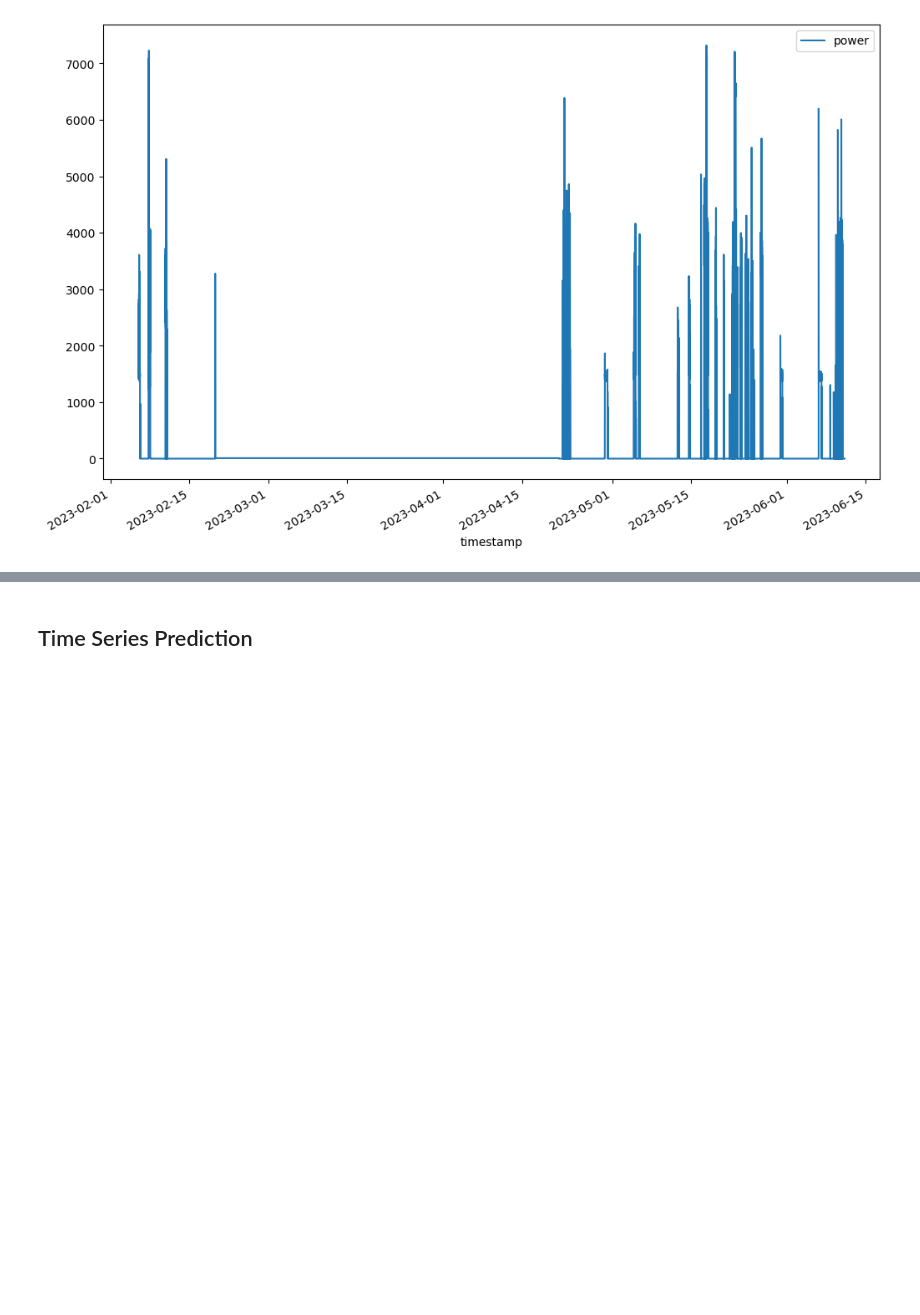
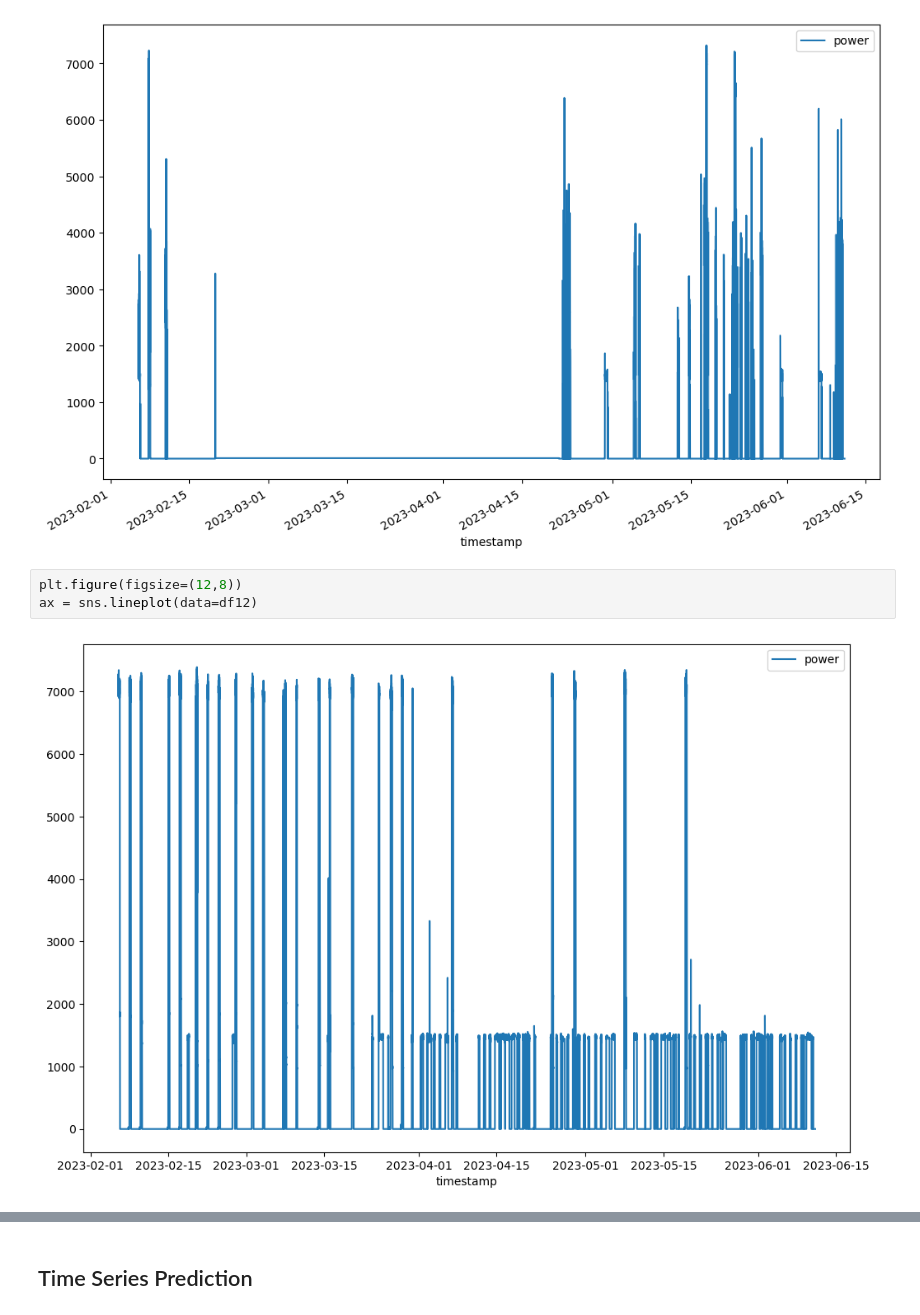
Before and after one commit to Clement-Quaye/EV-Analysis-and-the-Energy-Transition, a Jupyter notebook: Models/EV_Model - Univariate.ipynb, the cells around one changed output, grey strips where cells are left out. Saved outputs shown, nothing was run; the diff lists cells and outputs as text; blank space fills up the shorter version.

```diff
--- a/Models/EV_Model - Univariate.ipynb
+++ b/Models/EV_Model - Univariate.ipynb
@@ -81,3 +81,8 @@ df26.plot(figsize=(12,8), subplots=True)
 # %% [output]
 array([<AxesSubplot:xlabel='timestamp'>], dtype=object)
 [figure]
+# %%
+plt.figure(figsize=(12,8))
+ax = sns.lineplot(data=df12)
+# %% [output]
+[figure, added]
```
Also changed, not shown: parts of 7 cells of this notebook.
